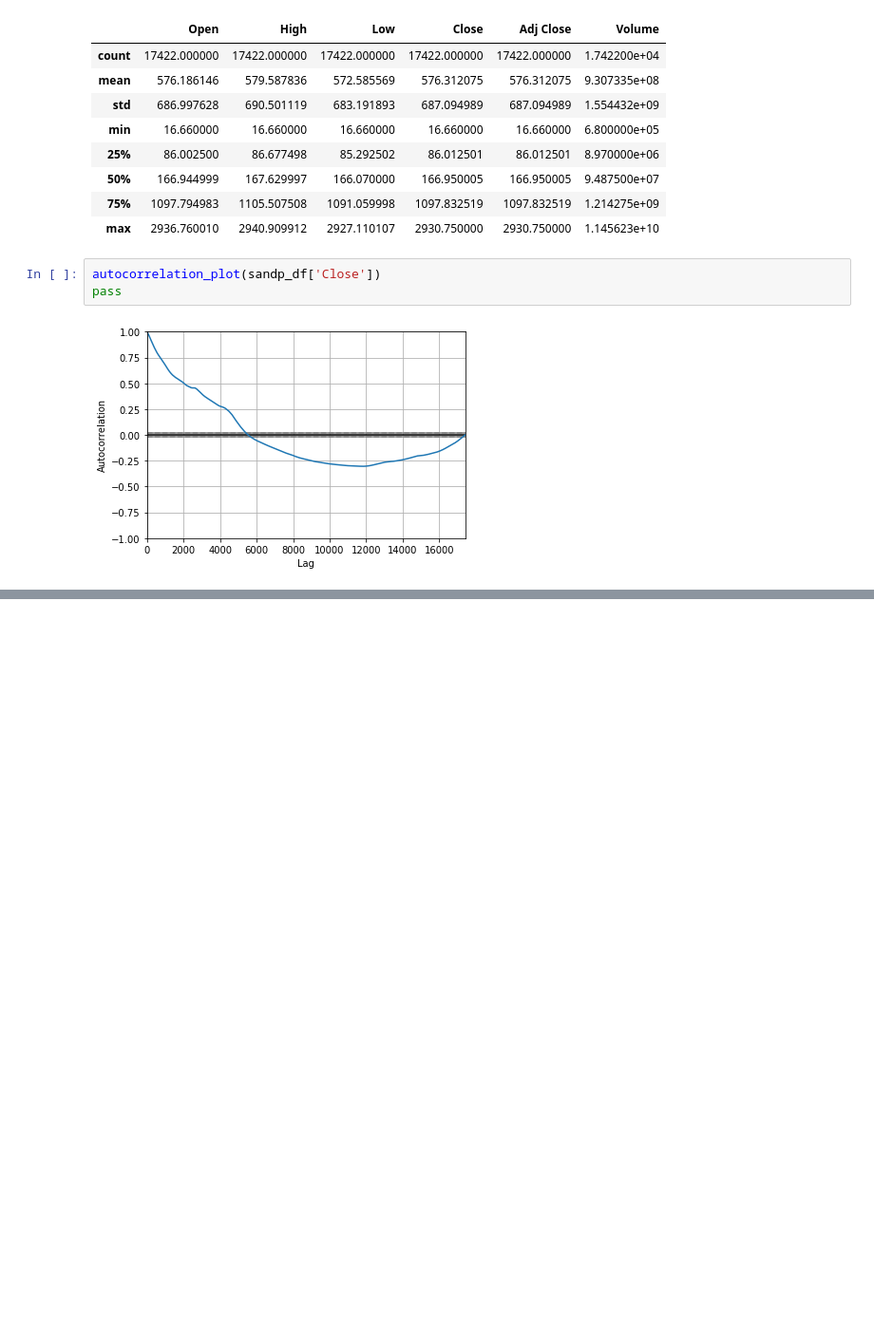
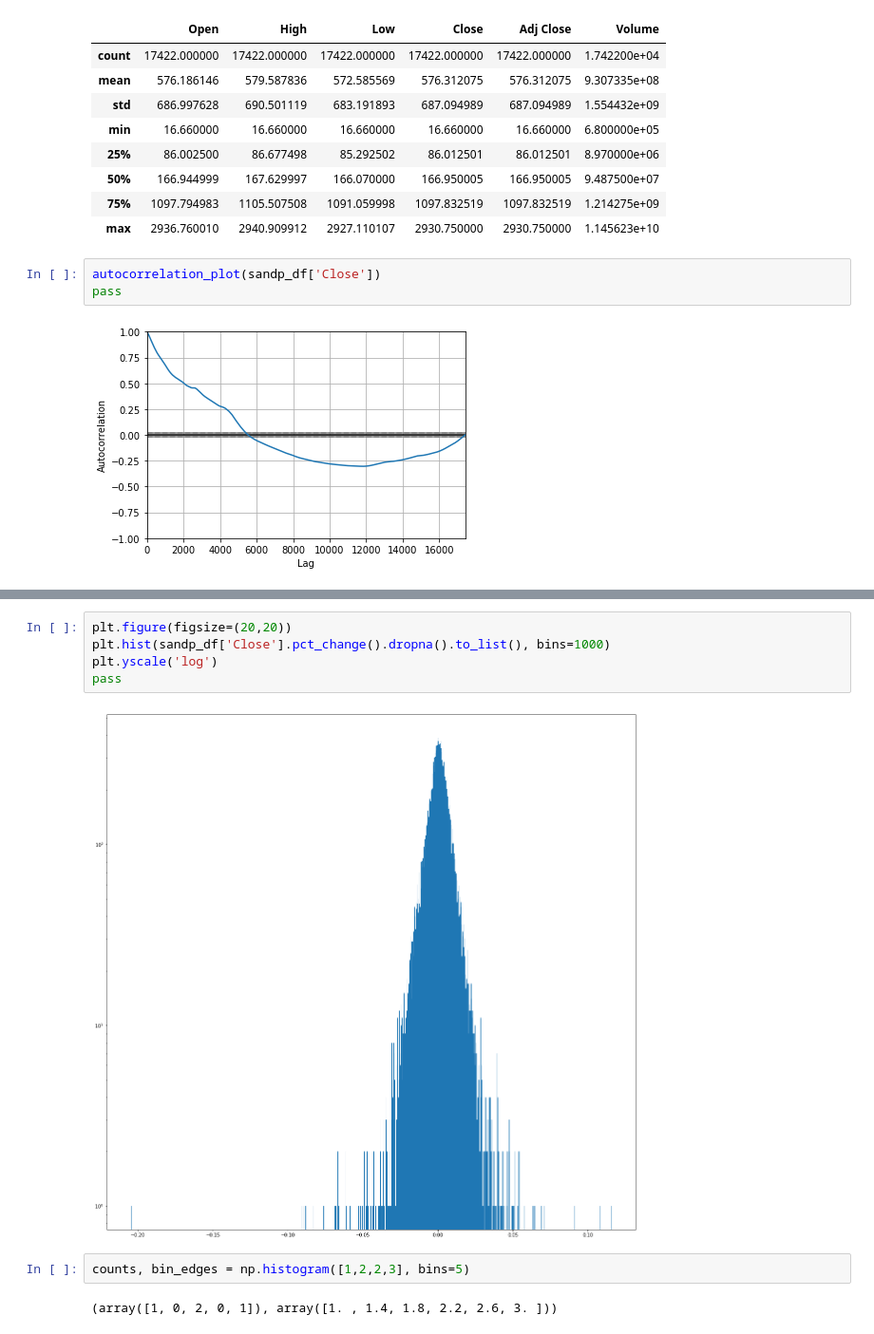
Before and after one commit to ndey96/market_crash_analysis, a Jupyter notebook: Stock Exploration.ipynb, the cells around one changed output, grey strips where cells are left out. Shown at 95% size. Saved outputs shown, nothing was run; the diff lists cells and outputs as text; blank space fills up the shorter version.

```diff
--- a/Stock Exploration.ipynb
+++ b/Stock Exploration.ipynb
@@ -216,0 +224,11 @@ pass
+# %%
+plt.figure(figsize=(20,20))
+plt.hist(sandp_df['Close'].pct_change().dropna().to_list(), bins=1000)
+plt.yscale('log')
+pass
+# %% [output]
+[figure, added]
+# %%
+counts, bin_edges = np.histogram([1,2,2,3], bins=5)
+# %% [output]
+(array([1, 0, 2, 0, 1]), array([1. , 1.4, 1.8, 2.2, 2.6, 3. ]))
```
Also changed, not shown: parts of 1 cell of this notebook, 2 other files.
